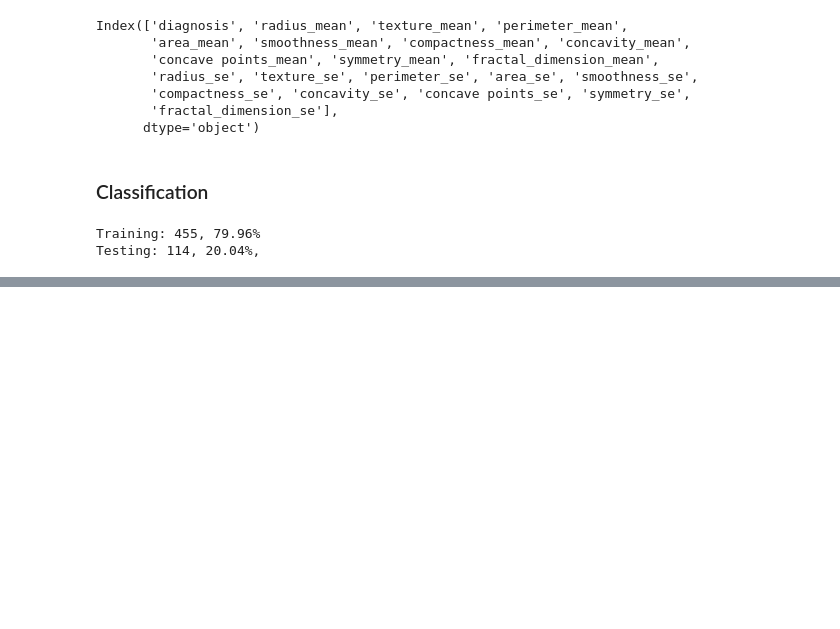
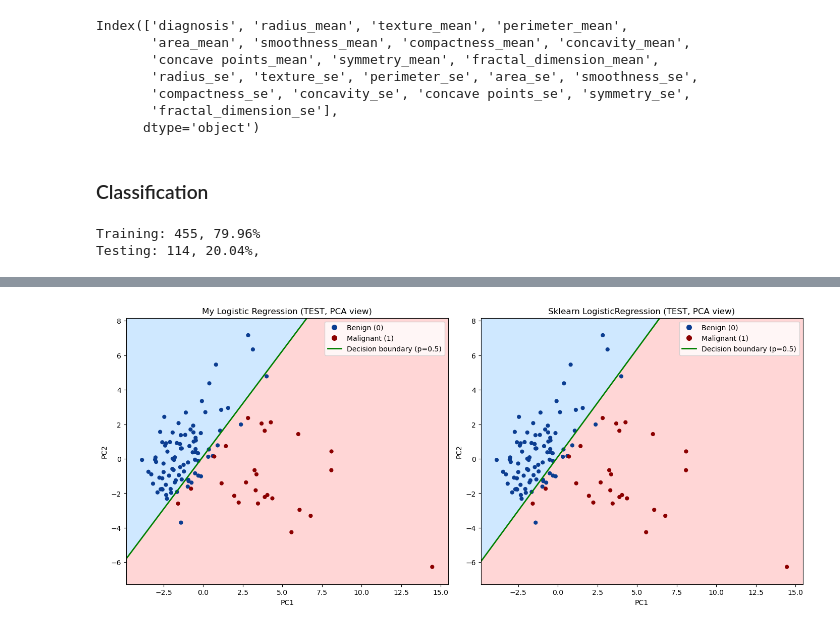
Before and after one commit to OriElbaz/breast-cancer-classification, a Jupyter notebook: Notebooks/model_sketch.ipynb, the cells around one changed output, grey strips where cells are left out. Drawn from its saved outputs; the diff is of its cells as text; code cells hidden in the pictures; blank space fills up the shorter version.

Commit message:
feat: compare refined model to scikit learn

```diff
--- a/Notebooks/model_sketch.ipynb
+++ b/Notebooks/model_sketch.ipynb
@@ -254,0 +259,7 @@ Iteration 3000: Cost     0.10
+# %%
+X_test_norm, mu, sigma = normalise_features(X_test)
+
+p = sigmoid(X_test_norm @ final_w + final_b)      # shape: (m,)
+y_pred = (p >= 0.5).astype(int)       # shape: (m,)
+accuracy = (y_pred == y_test).mean()
+print("Accuracy:", accuracy)
@@ -254,0 +268,8 @@ Iteration 3000: Cost     0.10
+# %%
+from sklearn.linear_model import LogisticRegression
+
+lr_model = LogisticRegression()
+lr_model.fit(X_train_norm, y_train)
+
+y_pred = lr_model.predict(X_test_norm)
+lr_model.score(X_test_norm, y_test)
@@ -254,0 +362,73 @@ Iteration 3000: Cost     0.10
+# %%
+from matplotlib.lines import Line2D
+from sklearn.decomposition import PCA
+
+# ----- 1) Fit PCA on TRAIN, transform TEST -----
+pca = PCA(n_components=2, random_state=42)
+pca.fit(X_train_norm)
+X2_test = pca.transform(X_test_norm)
+
+# ----- 2) Grid in PCA space (based on TEST extents) -----
+pad = 1.0
+x_min, x_max = X2_test[:, 0].min() - pad, X2_test[:, 0].max() + pad
+y_min, y_max = X2_test[:, 1].min() - pad, X2_test[:, 1].max() + pad
+
+xx, yy = np.meshgrid(
+    np.linspace(x_min, x_max, 500),
+    np.linspace(y_min, y_max, 500)
+)
+grid_2d = np.c_[xx.ravel(), yy.ravel()]
+
+# Map grid back to original NORMALISED feature space
+X_grid_norm = pca.inverse_transform(grid_2d)
+
+# ----- 3) Probabilities on the grid for BOTH models -----
+p_mine = sigmoid(X_grid_norm @ w + b).reshape(xx.shape)
+p_sk   = lr_model.predict_proba(X_grid_norm)[:, 1].reshape(xx.shape)
+
+# ----- 4) Color choices (as you requested) -----
+benign_dot   = "#0b3d91"   # dark blue
+malignant_dot= "#8b0000"   # dark red
+benign_bg    = "#cfe8ff"   # pastel blue
+malignant_bg = "#ffd6d6"   # pastel red
+
+# Legend handles
+handles = [
+    Line2D([0], [0], marker='o', linestyle='None', markersize=8,
+           markerfacecolor=benign_dot, markeredgecolor='none', label='Benign (0)'),
+    Line2D([0], [0], marker='o', linestyle='None', markersize=8,
+           markerfacecolor=malignant_dot, markeredgecolor='none', label='Malignant (1)'),
+    Line2D([0], [0], color="green", linewidth=2, label="Decision boundary (p=0.5)")
+]
+
+# ----- 5) Plot side-by-side (TEST points) -----
+fig, axes = plt.subplots(1, 2, figsize=(14, 6), constrained_layout=True)
+
+for ax, probs, title in [
+    (axes[0], p_mine, "My Logistic Regression (TEST, PCA view)"),
+    (axes[1], p_sk,   "Sklearn LogisticRegression (TEST, PCA view)")
+]:
+    # Two-tone background by class region
+    ax.contourf(xx, yy, probs, levels=[0.0, 0.5, 1.0],
+                colors=[benign_bg, malignant_bg], alpha=1.0)
+
+    # Green decision boundary
+    ax.contour(xx, yy, probs, levels=[0.5], colors=["green"], linewidths=2)
+
+    # Plot test points with fixed colors
+    benign_mask = (y_test == 0)
+    mal_mask    = (y_test == 1)
+
+    ax.scatter(X2_test[benign_mask, 0], X2_test[benign_mask, 1],
+               c=benign_dot, s=35, edgecolors="none")
+    ax.scatter(X2_test[mal_mask, 0], X2_test[mal_mask, 1],
+               c=malignant_dot, s=35, edgecolors="none")
+
+    ax.set_title(title)
+    ax.set_xlabel("PC1")
+    ax.set_ylabel("PC2")
+    ax.legend(handles=handles, loc="best")
+
+plt.show()
+# %% [output]
+[figure, added]
```
Also changed, not shown: parts of 4 cells of this notebook.
